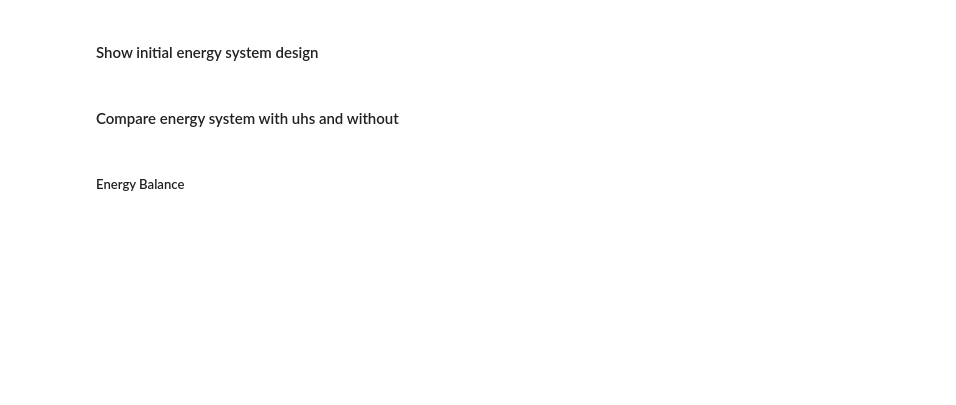
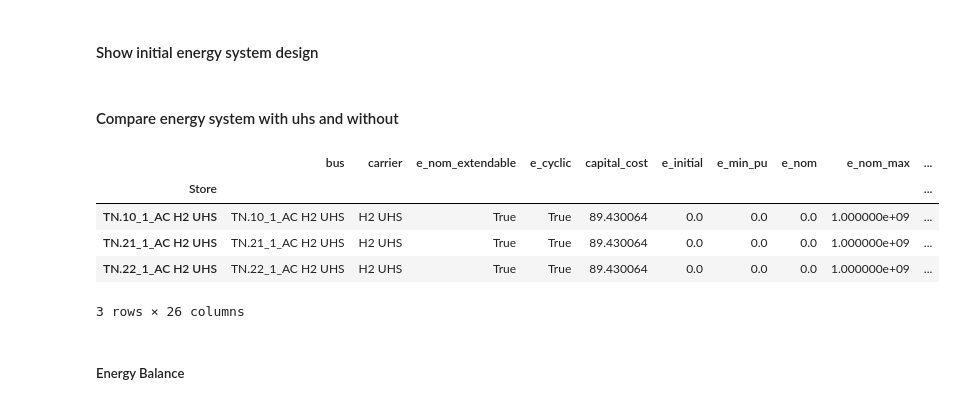
Before and after one commit to doneachh/undergroundstorage, a Jupyter notebook: workflow/notebooks/graphics.ipynb, the cells around one changed output. Saved outputs shown, nothing was run; the diff lists cells and outputs as text; code cells hidden in the pictures; blank space fills up the shorter version.

```diff
--- a/workflow/notebooks/graphics.ipynb
+++ b/workflow/notebooks/graphics.ipynb
@@ -39,6 +42,14 @@ SCENARIO_COLORS = {"UHS": "#1f77b4", "woUHS": "#ff7f0e"}
 #### Compare energy system with uhs and without
 # %%
 # Plot a map with all bus regions seperated and mark the one with UHS in a different color / or plot capacities of UHS
+uhs.stores[uhs.stores.carrier == "H2 UHS"]
+# %% [output]
+|  | bus | carrier | e_nom_extendable | e_cyclic | capital_cost | e_initial | e_min_pu | e_nom | e_nom_max | ... |
+| Store |  |  |  |  |  |  |  |  |  | ... |
+| TN.10_1_AC H2 UHS | TN.10_1_AC H2 UHS | H2 UHS | True | True | 89.430064 | 0.0 | 0.0 | 0.0 | 1.000000e+09 | ... |
+| TN.21_1_AC H2 UHS | TN.21_1_AC H2 UHS | H2 UHS | True | True | 89.430064 | 0.0 | 0.0 | 0.0 | 1.000000e+09 | ... |
+| TN.22_1_AC H2 UHS | TN.22_1_AC H2 UHS | H2 UHS | True | True | 89.430064 | 0.0 | 0.0 | 0.0 | 1.000000e+09 | ... |
+3 rows × 26 columns
 # %%
 # Plot energy system uhs and woUHS 2050 on a map next to each other
 # %%
```
Also changed, not shown: parts of 16 cells of this notebook.
